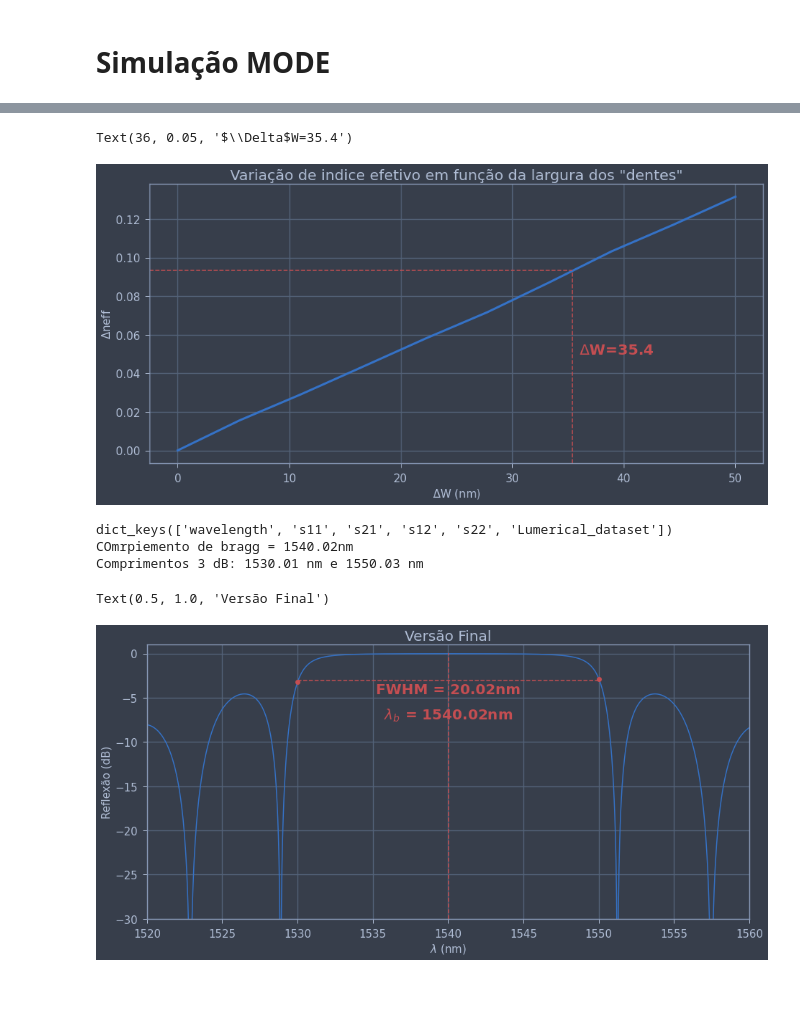
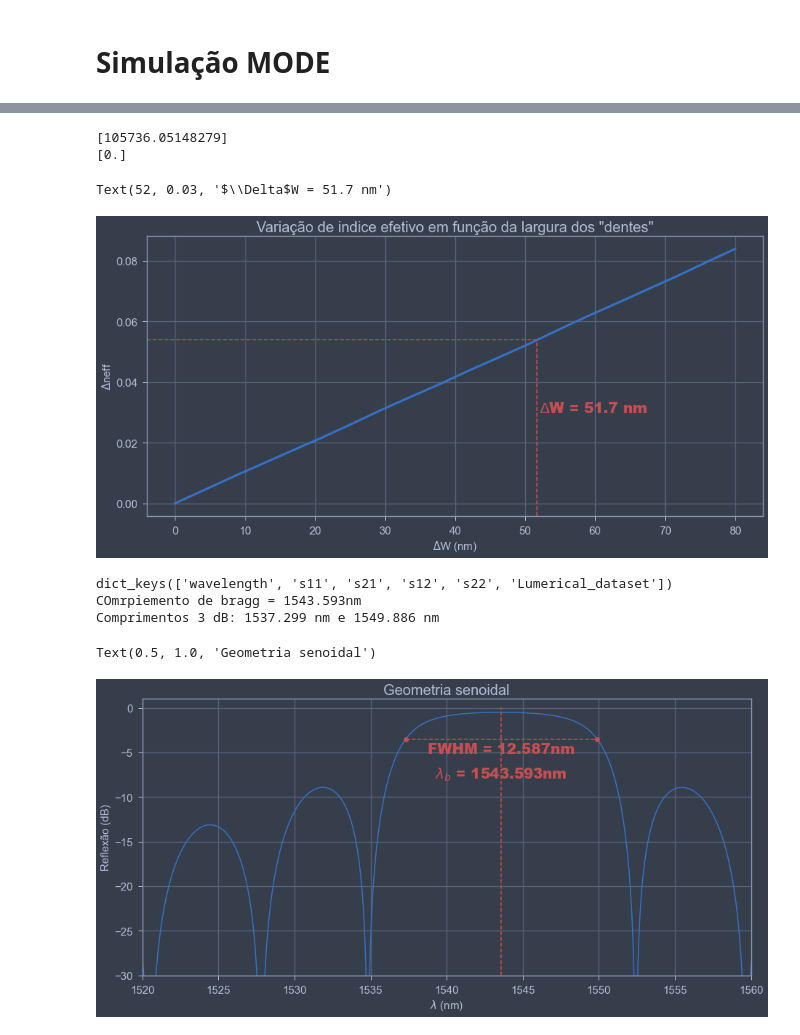
Before and after one commit to LucasLobo7/Bragg-Gratings, a Jupyter notebook: simulations/python/Calculations.ipynb, the cells around one changed output, grey strips where cells are left out. Cells and saved outputs as stored; diff of their text form; code cells hidden in the pictures; blank space fills up the shorter version.

Commit message:
Versão Final

```diff
--- a/simulations/Calculations.ipynb
+++ b/simulations/python/Calculations.ipynb
@@ -9,16 +9,17 @@ import sys
 import pickle
 import matplotlib.ticker as plticker
 from scipy.signal import find_peaks
+from scipy.optimize import fsolve
+from numpy.lib.scimath import sqrt as csqrt
 
 plt.rcParams["figure.figsize"] = (15,7)
-from numpy.lib.scimath import sqrt as csqrt
 
-#os.add_dll_directory('C:\\Program Files\\Lumerical\\v202\\api\\python\\')
-#lumapi = imp.load_source('lumapi','C:\\Program Files\\Lumerical\\v202\\api\\python\\lumapi.py')
+os.add_dll_directory('C:\\Program Files\\Lumerical\\v202\\api\\python\\')
+lumapi = imp.load_source('lumapi','C:\\Program Files\\Lumerical\\v202\\api\\python\\lumapi.py')
 
-sys.path.append("/opt/lumerical/v221/api/python") #Default linux lumapi path
-import lumapi
-sys.path.append(os.path.dirname('/media/lucas/datam01/LucasLobo/BRAG-GRATINGS/simulations/python')) #Current directory
+#sys.path.append("/opt/lumerical/v221/api/python") #Default linux lumapi path
+#import lumapi
+#sys.path.append(os.path.dirname('/media/lucas/datam01/LucasLobo/BRAG-GRATINGS/simulations/python')) #Current directory
 
 from jupyterthemes import jtplot
 
@@ -307,3 +306,20 @@ plt.plot(deltaw,np.subtract(neff1,neff2))
+# %%
+def f(k):
+    Neff = 2.537329
+    Ng = 4.198189
+    comprimentocentral = 1540e-9
+    Fwhm =  20e-9
+    N = 300
+    periodo = comprimentocentral/(2*Neff)
+    L = periodo*N
+    return Fwhm - (comprimentocentral**2)/(np.pi*Ng)*csqrt(k**2+(np.pi/L)**2)
+
+x = fsolve(f,70000)
+print(x)
+print(f(x))
+# %% [output]
+[105736.05148279]
+[0.]
 # %%
 mode = lumapi.MODE(filename='bragg.lms')
 # %%
@@ -334,13 +350,13 @@ plt.xticks(fontsize =15)
 plt.yticks(fontsize =15)
 plt.title(r'Variação de indice efetivo em função da largura dos "dentes"',fontsize =20)
 #plt.legend(['Pass','drop'])
-plt.axhline(y=0.0933145890,xmax=0.689,linestyle='--',color = 'r')
-plt.axvline(x=35.4,ymax=0.689,linestyle='--',color = 'r')
-plt.text(36,0.05,'$\Delta$W=35.4',color='r',weight='black',fontsize =20)
-#plt.xlim(33,38)
+plt.axhline(y=0.054056,xmax=0.63,linestyle='--',color = 'r')
+plt.axvline(x=51.7,ymax=0.63,linestyle='--',color = 'r')
+plt.text(52,0.03,'$\Delta$W = 51.7 nm',color='r',weight='black',fontsize =20)
+#plt.xlim(50,55)
 # %% [output]
-Text(36, 0.05, '$\\Delta$W=35.4')
+Text(52, 0.03, '$\\Delta$W = 51.7 nm')
-[figure, old version]
+[figure, new version]
 # %%
 mode.setemeanalysis("wavelength sweep",1)
 mode.setemeanalysis("start wavelength",1.52e-6)
@@ -349,20 +365,36 @@ mode.setemeanalysis("number of wavelength points",1000)
 mode.emesweep("wavelength sweep")
 # %%
+from xml.etree.ElementTree import C14NWriterTarget
+
+
 S= mode.getemesweep("S_wavelength_sweep")
 print(S.keys())
 plt.plot(S['wavelength']*1e9,10*np.log10(abs(S['s11'])**2))
 plt.xlim(S['wavelength'][0]*1e9,S['wavelength'][-1]*1e9)
 plt.ylim(-30,1)
 halfminindex, halfmaxindex = fwhmlog(S['wavelength'],10*np.log10(abs(S['s11'])**2))
 
+
+#plt.xlim(1500,1580)
+#plt.ylim(-3.5,0)
+
 plt.xlabel(r'$\lambda$ (nm)',fontsize =15)
 plt.ylabel('Reflexão (dB)',fontsize =15)
 plt.xticks(fontsize =15)
 plt.yticks(fontsize =15)
-plt.title(r'Versão Final',fontsize =20)
+plt.title(r'Geometria senoidal',fontsize =20)
+
+# C1 = 1521.003
+# C2 = 1557.82
+# plt.plot([C1,C2],[-3,-3],'o',color='r')
+# plt.plot([C1,C2],[-3,-3],'o',linestyle='--',color='r')
+# plt.text(C1 + (C2-C1)/2,1.1*(rmax - 3),'FWHM = {}nm'.format(round(C2-C1,3)),color='r',weight='black',fontsize =20,horizontalalignment='center',
+#         verticalalignment='top')
+# plt.axvline(x=(C1+(C2-C1)/2),ymax=0.97,color='r',linestyle='--')
+# plt.text((C1+(C2-C1)/2),rmax-6,r'$\lambda_b$ = {}nm'.format(round((C1+(C2-C1)/2),3)),color='r',weight='black',fontsize =20,horizontalalignment='center',verticalalignment='top')
 # %% [output]
 dict_keys(['wavelength', 's11', 's21', 's12', 's22', 'Lumerical_dataset'])
-COmrpiemento de bragg = 1540.02nm
-Comprimentos 3 dB: 1530.01 nm e 1550.03 nm
+COmrpiemento de bragg = 1543.593nm
+Comprimentos 3 dB: 1537.299 nm e 1549.886 nm
-Text(0.5, 1.0, 'Versão Final')
+Text(0.5, 1.0, 'Geometria senoidal')
-[figure, old version]
+[figure, new version]
```
Also changed, not shown: parts of 4 cells of this notebook, 6 other files.
